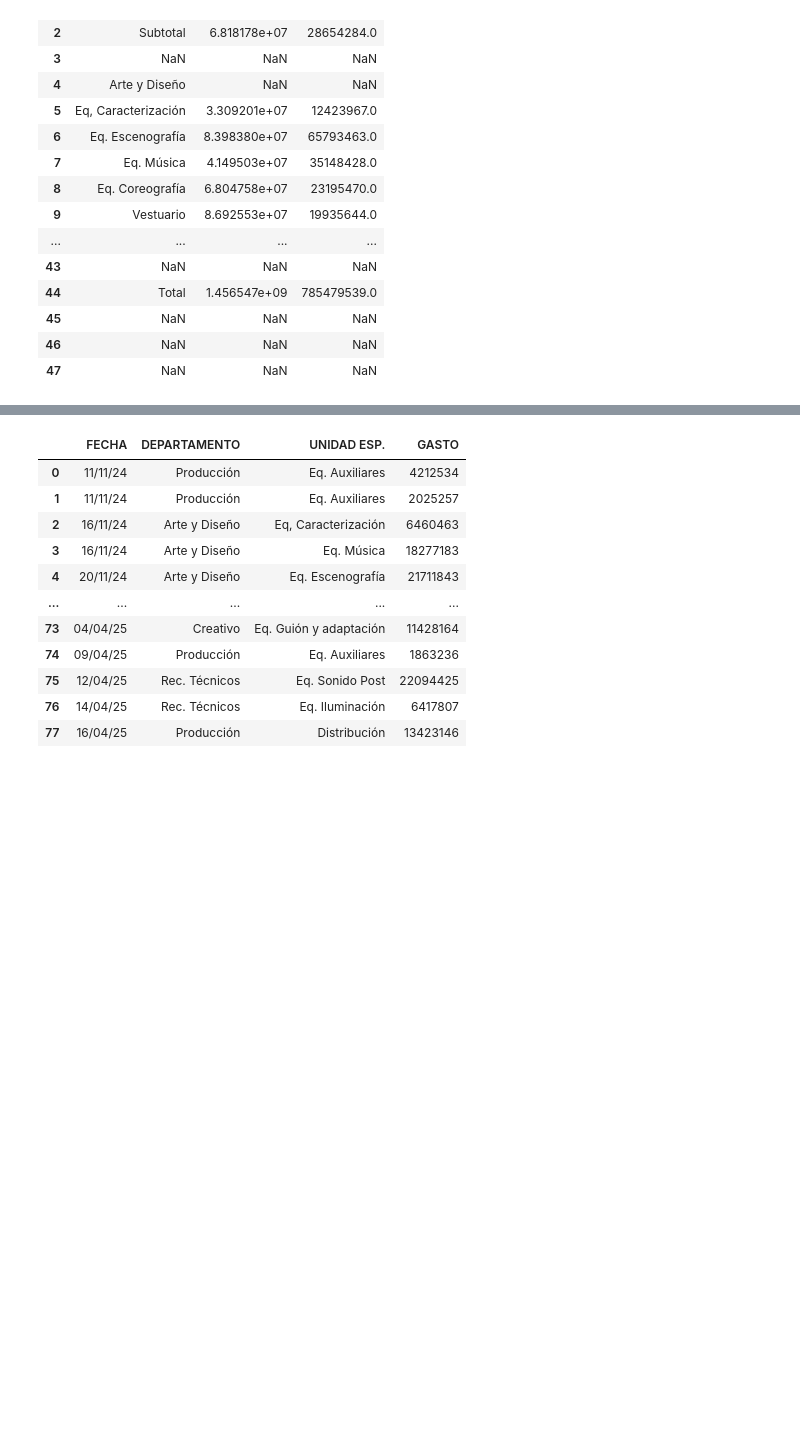
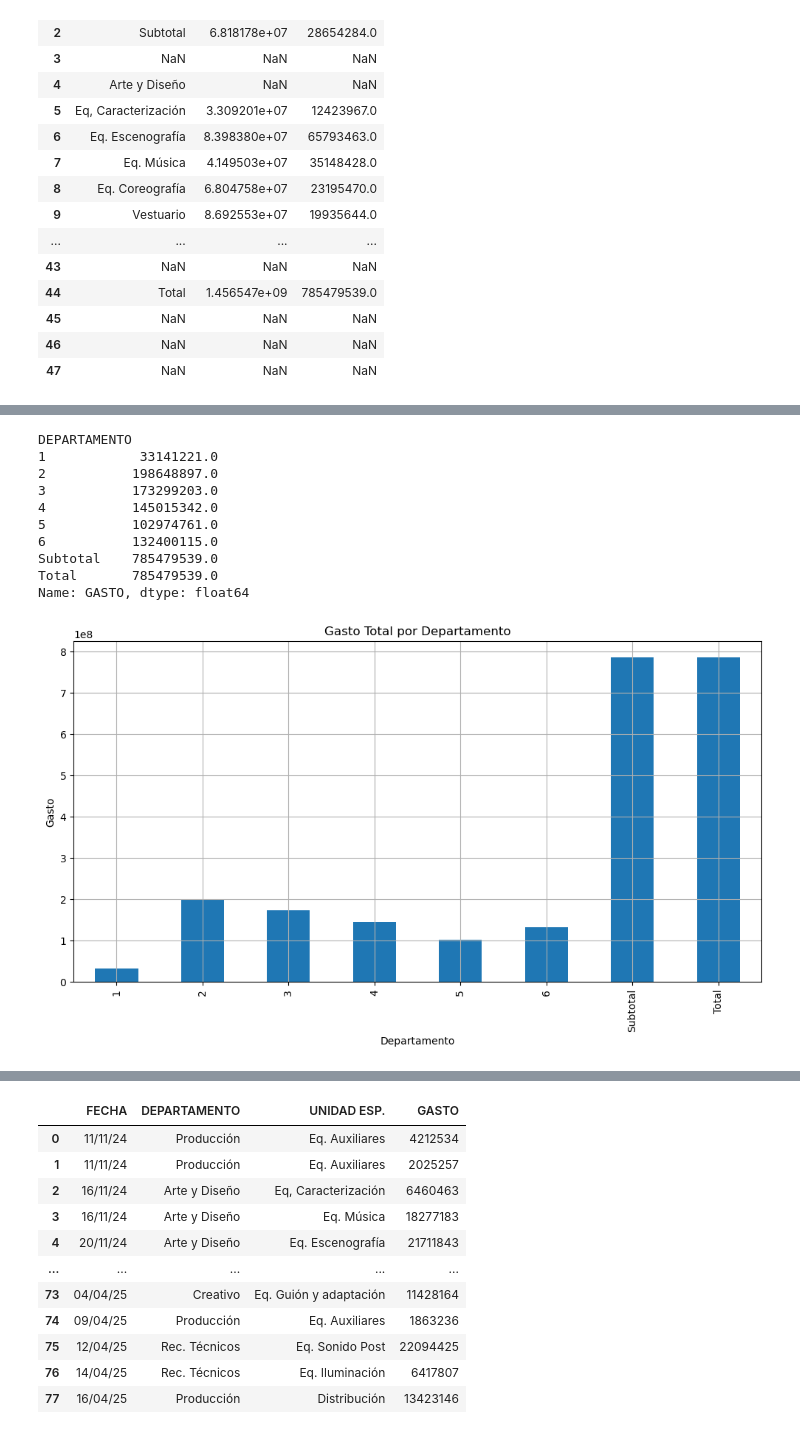
Before and after one commit to Ro-Jimenez/Preproyecto, a Jupyter notebook: avance1.ipynb, the cells around one changed output, grey strips where cells are left out. Saved outputs shown, nothing was run; the diff lists cells and outputs as text; code cells hidden in the pictures; blank space fills up the shorter version.

```diff
--- a/avance1.ipynb
+++ b/avance1.ipynb
@@ -65,0 +120,25 @@ Realizamos lo mismo pero la segunda hoja del excel
+# %%
+
+
+gasto_por_departamento = df1SinNa.groupby('DEPARTAMENTO')['GASTO'].sum()
+print(df1SinNa.groupby('DEPARTAMENTO')['GASTO'].sum())
+plt.figure(figsize=(10, 6))
+gasto_por_departamento.plot(kind='bar')
+plt.title('Gasto Total por Departamento')
+plt.ylabel('Gasto')
+plt.xlabel('Departamento')
+plt.grid()
+plt.tight_layout()
+plt.show()
+# %% [output]
+DEPARTAMENTO
+1            33141221.0
+2           198648897.0
+3           173299203.0
+4           145015342.0
+5           102974761.0
+6           132400115.0
+Subtotal    785479539.0
+Total       785479539.0
+Name: GASTO, dtype: float64
+[figure, added]
```
Also changed, not shown: parts of 5 cells of this notebook.
